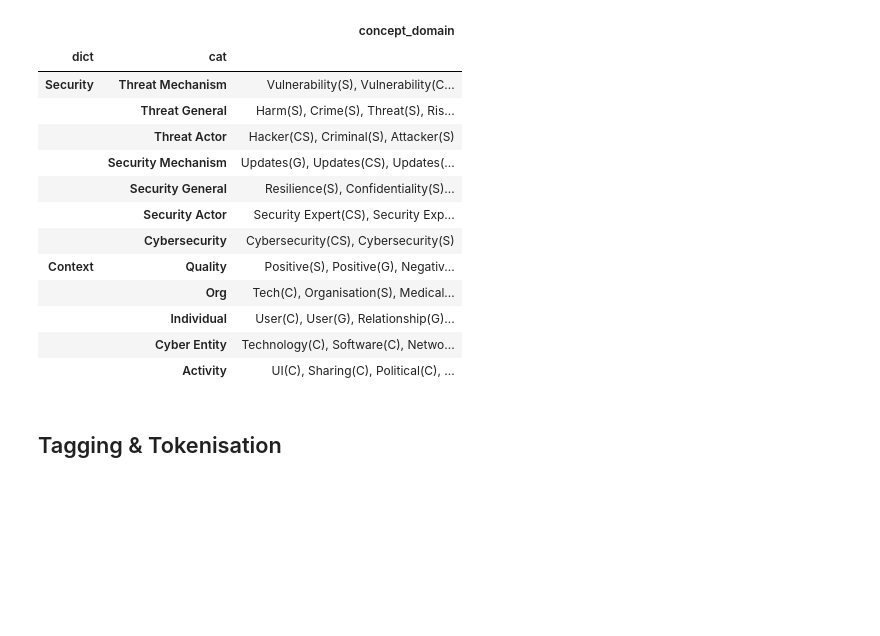
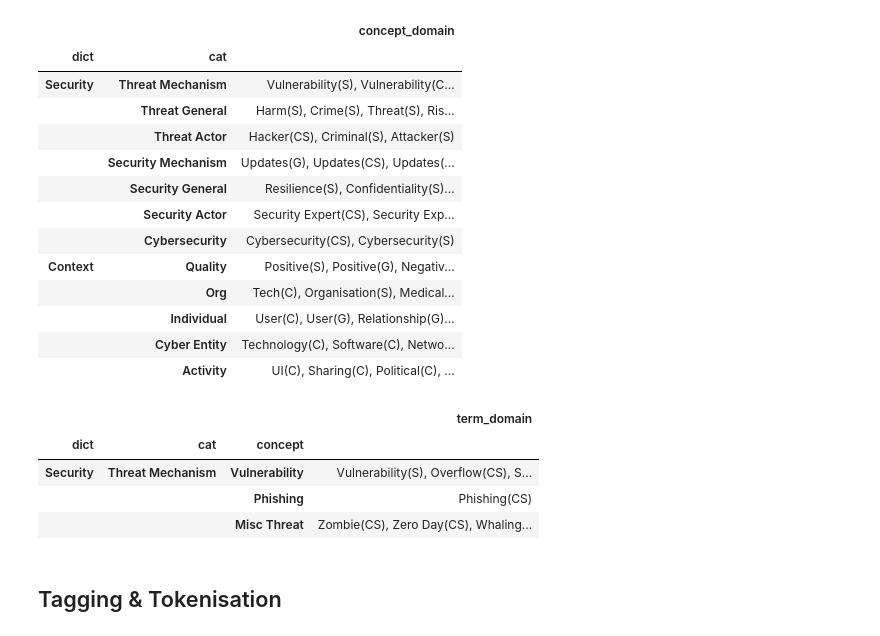
Before and after one commit to anidroid/TACS, a Jupyter notebook: Documentation-DRAFT.ipynb, the cells around one changed output. Drawn from its saved outputs; the diff is of its cells as text; code cells hidden in the pictures; blank space fills up the shorter version.

```diff
--- a/Documentation-DRAFT.ipynb
+++ b/Documentation-DRAFT.ipynb
@@ -36,6 +35,14 @@ tacs_show('table',level='cat')
 |  | Individual | User(C), User(G), Relationship(G)... |
 |  | Cyber Entity | Technology(C), Software(C), Netwo... |
 |  | Activity | UI(C), Sharing(C), Political(C), ... |
+# %%
+tacs_show('table',level='concept').head(3)
+# %% [output]
+|  |  |  | term_domain |
+| dict | cat | concept |  |
+| Security | Threat Mechanism | Vulnerability | Vulnerability(S), Overflow(CS), S... |
+|  |  | Phishing | Phishing(CS) |
+|  |  | Misc Threat | Zombie(CS), Zero Day(CS), Whaling... |
 # %% [markdown]
 ## Tagging & Tokenisation
 # %% [markdown]
```
Also changed, not shown: parts of 32 cells of this notebook.
